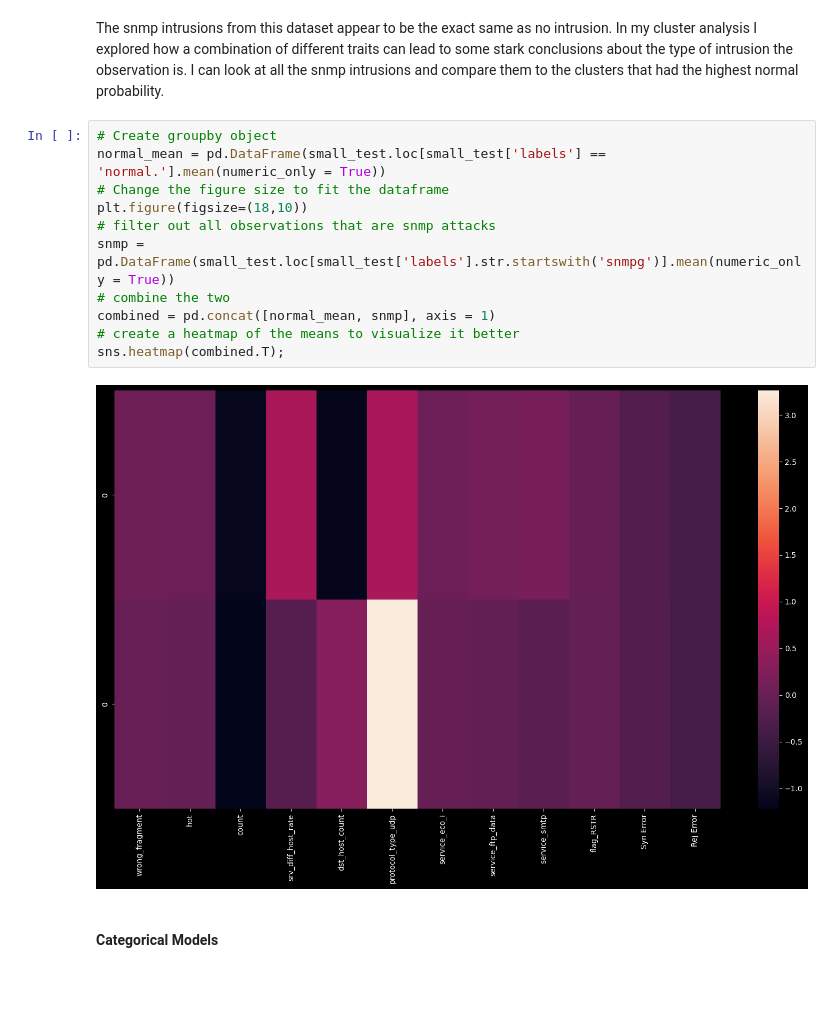
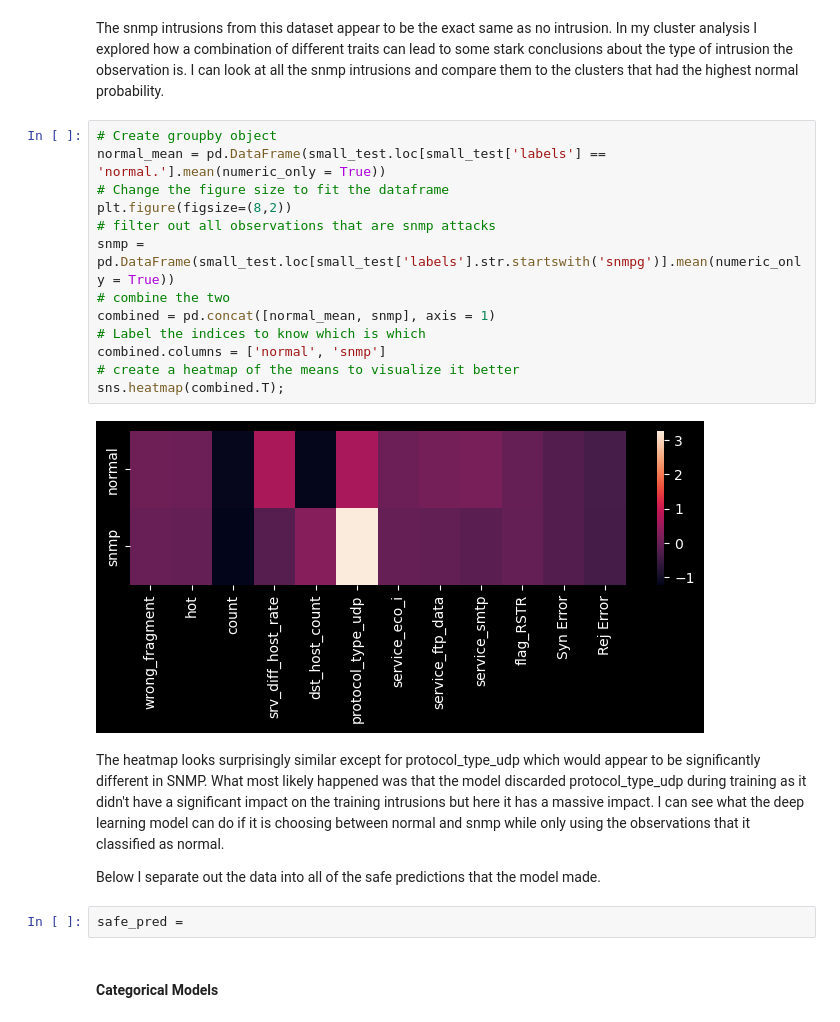
Before and after one commit to Jewdah18/Network-Intrusions, a Jupyter notebook: notebooks/Modelling.ipynb, the cells around one changed output. Saved outputs shown, nothing was run; the diff lists cells and outputs as text; blank space fills up the shorter version.

Commit message:
Sequential Models

```diff
--- a/notebooks/Modelling.ipynb
+++ b/notebooks/Modelling.ipynb
@@ -519,16 +517,24 @@ The snmp intrusions from this dataset appear to be the exact same as no intrusio
 # %%
 # Create groupby object
 normal_mean = pd.DataFrame(small_test.loc[small_test['labels'] == 'normal.'].mean(numeric_only = True))
 # Change the figure size to fit the dataframe
-plt.figure(figsize=(18,10))
+plt.figure(figsize=(8,2))
 # filter out all observations that are snmp attacks
 snmp = pd.DataFrame(small_test.loc[small_test['labels'].str.startswith('snmpg')].mean(numeric_only = True))
 # combine the two
 combined = pd.concat([normal_mean, snmp], axis = 1)
+# Label the indices to know which is which
+combined.columns = ['normal', 'snmp']
 # create a heatmap of the means to visualize it better
 sns.heatmap(combined.T);
 # %% [output]
-[figure, old version]
+[figure, new version]
+# %% [markdown]
+The heatmap looks surprisingly similar except for protocol_type_udp which would appear to be significantly different in SNMP. What most likely happened was that the model discarded protocol_type_udp during training as it didn't have a significant impact on the training intrusions but here it has a massive impact. I can see what the deep learning model can do if it is choosing between normal and snmp while only using the observations that it classified as normal.
+
+Below I separate out the data into all of the safe predictions that the model made.
+# %%
+safe_pred =
 # %% [markdown]
 #### **Categorical Models**
 # %% [markdown]
```
Also changed, not shown: parts of 3 cells of this notebook.
